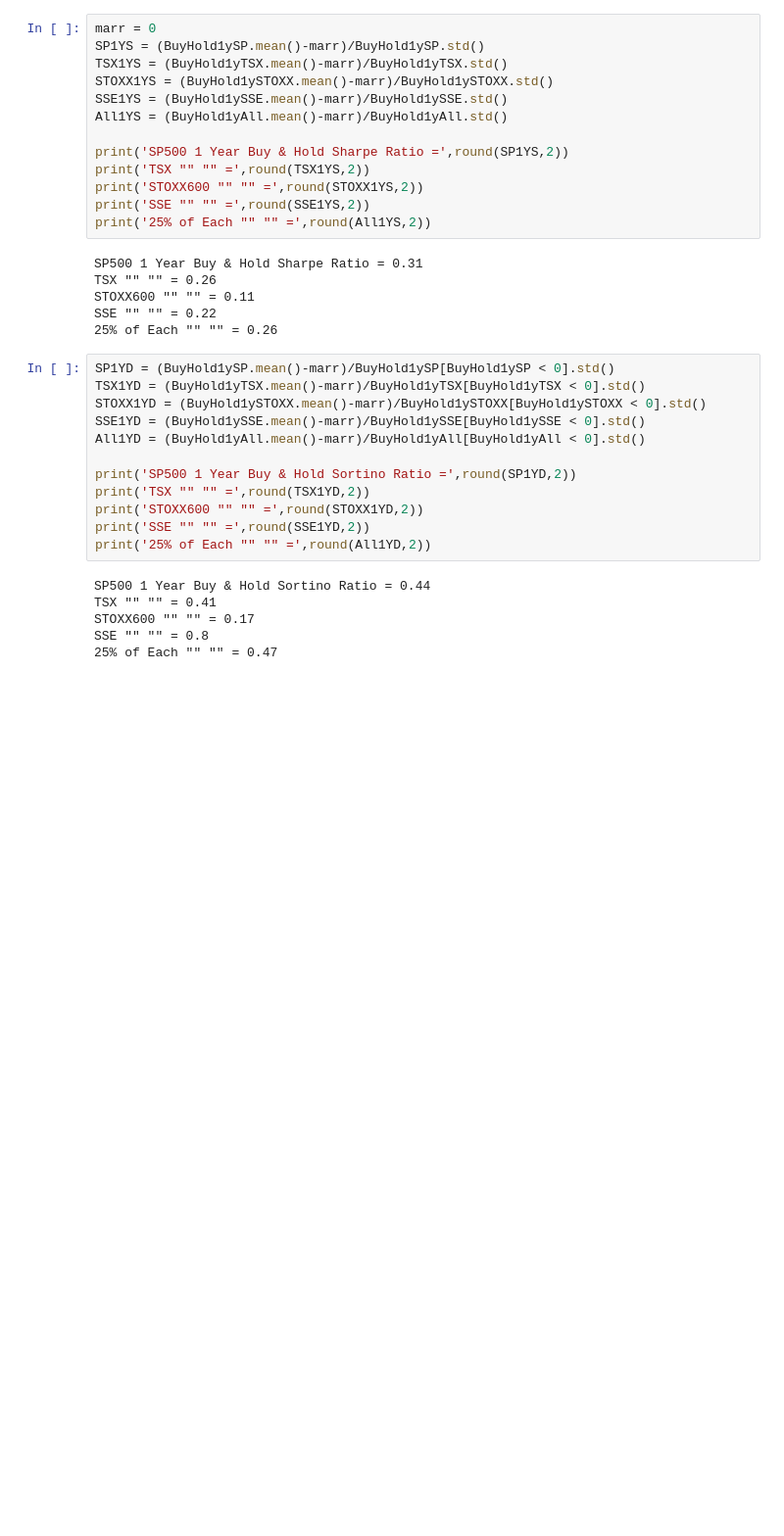
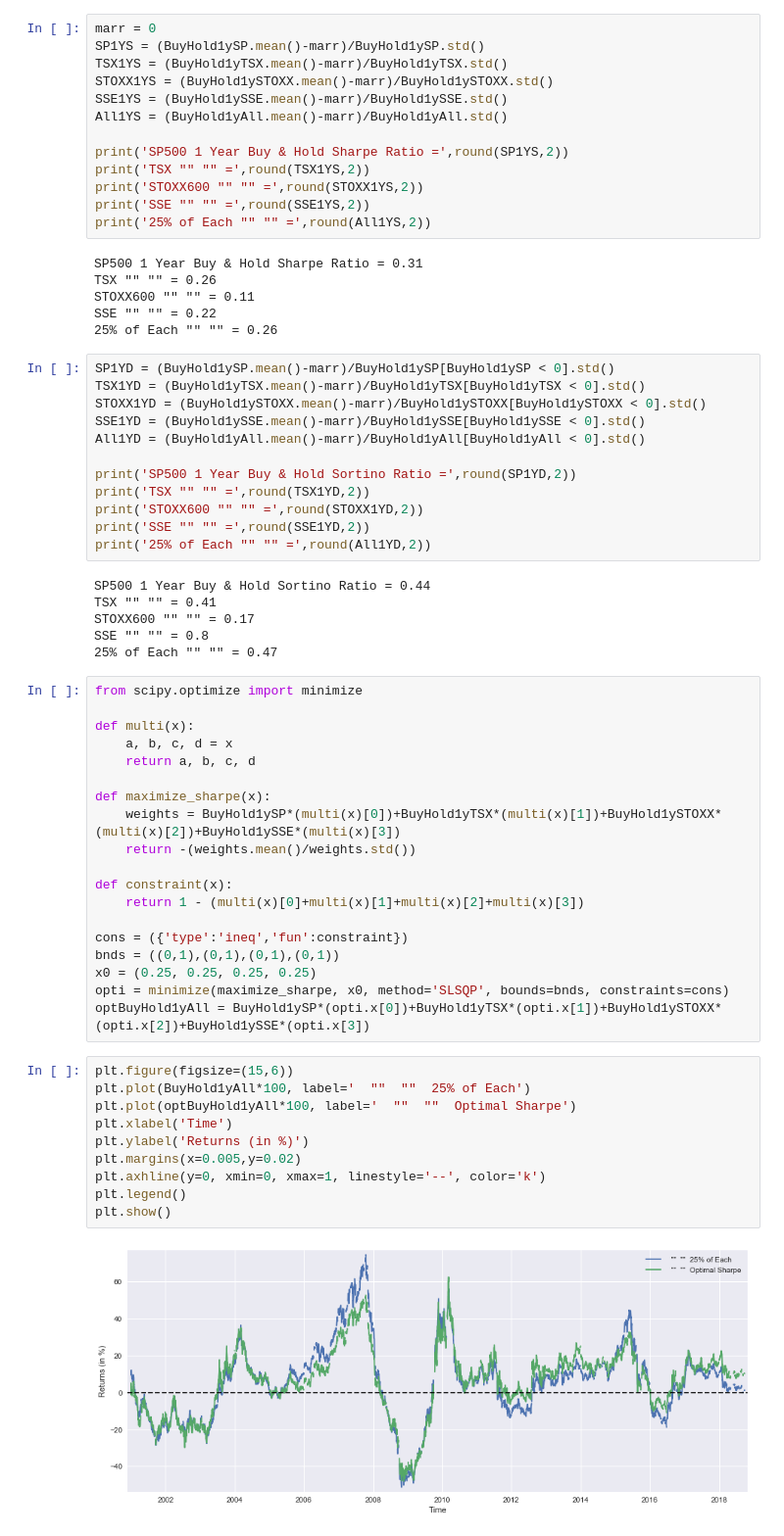
Before and after one commit to LongOnly/Quantitative-Notebooks, a Jupyter notebook: GeographicDiversification.ipynb, the cells around one changed output. Shown at 98% size. Drawn from its saved outputs; the diff is of its cells as text; blank space fills up the shorter version.

Commit message:
Optimal Sharpe

```diff
--- a/GeographicDiversification.ipynb
+++ b/GeographicDiversification.ipynb
@@ -168,3 +168,34 @@ TSX "" "" = 0.41
 STOXX600 "" "" = 0.17
 SSE "" "" = 0.8
 25% of Each "" "" = 0.47
+# %%
+from scipy.optimize import minimize
+
+def multi(x):
+    a, b, c, d = x
+    return a, b, c, d
+
+def maximize_sharpe(x):
+    weights = BuyHold1ySP*(multi(x)[0])+BuyHold1yTSX*(multi(x)[1])+BuyHold1ySTOXX*(multi(x)[2])+BuyHold1ySSE*(multi(x)[3])
+    return -(weights.mean()/weights.std())
+
+def constraint(x):
+    return 1 - (multi(x)[0]+multi(x)[1]+multi(x)[2]+multi(x)[3])
+
+cons = ({'type':'ineq','fun':constraint})
+bnds = ((0,1),(0,1),(0,1),(0,1))
+x0 = (0.25, 0.25, 0.25, 0.25)
+opti = minimize(maximize_sharpe, x0, method='SLSQP', bounds=bnds, constraints=cons)
+optBuyHold1yAll = BuyHold1ySP*(opti.x[0])+BuyHold1yTSX*(opti.x[1])+BuyHold1ySTOXX*(opti.x[2])+BuyHold1ySSE*(opti.x[3])
+# %%
+plt.figure(figsize=(15,6))
+plt.plot(BuyHold1yAll*100, label='  ""  ""  25% of Each')
+plt.plot(optBuyHold1yAll*100, label='  ""  ""  Optimal Sharpe')
+plt.xlabel('Time')
+plt.ylabel('Returns (in %)')
+plt.margins(x=0.005,y=0.02)
+plt.axhline(y=0, xmin=0, xmax=1, linestyle='--', color='k')
+plt.legend()
+plt.show()
+# %% [output]
+[figure, added]
```
Also changed, not shown: parts of 1 cell of this notebook.
